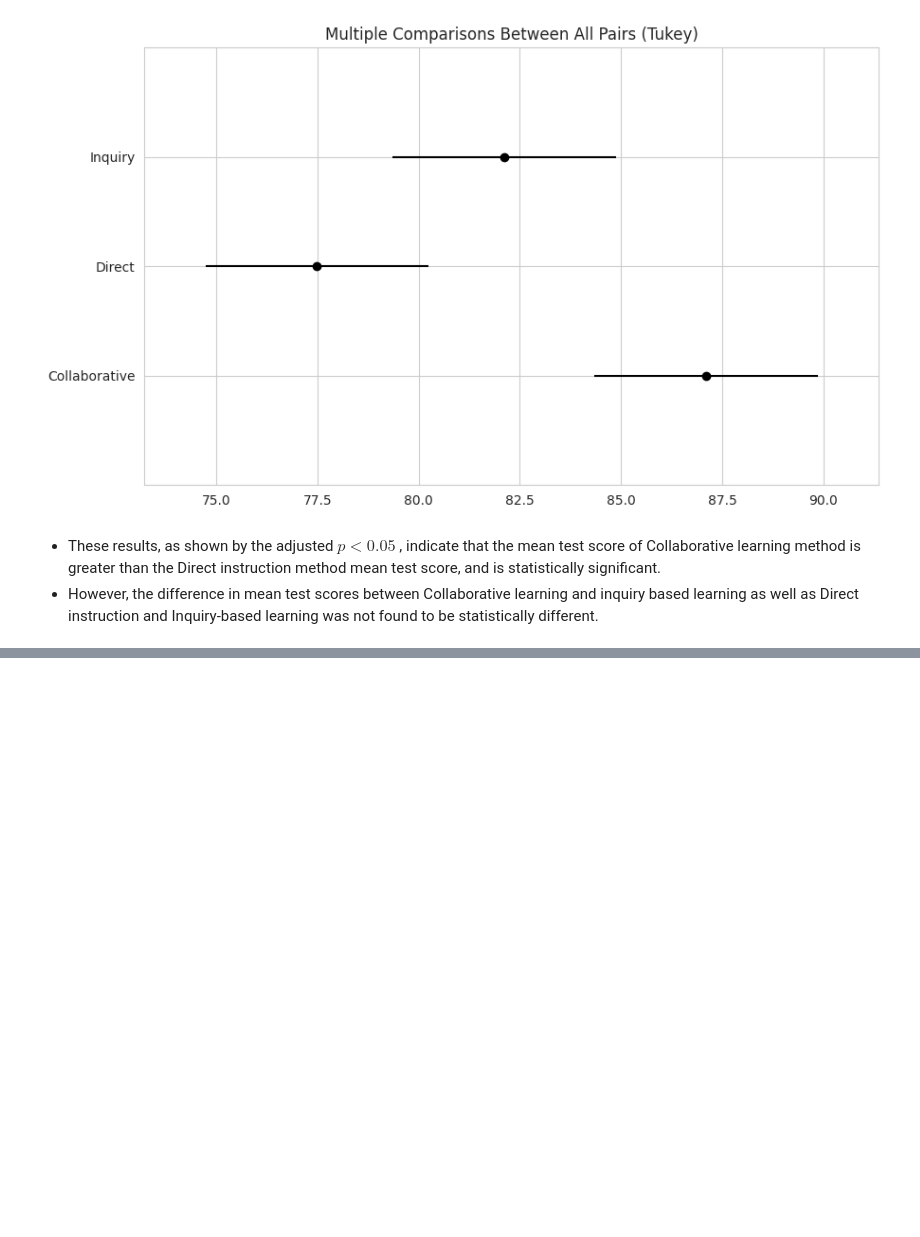
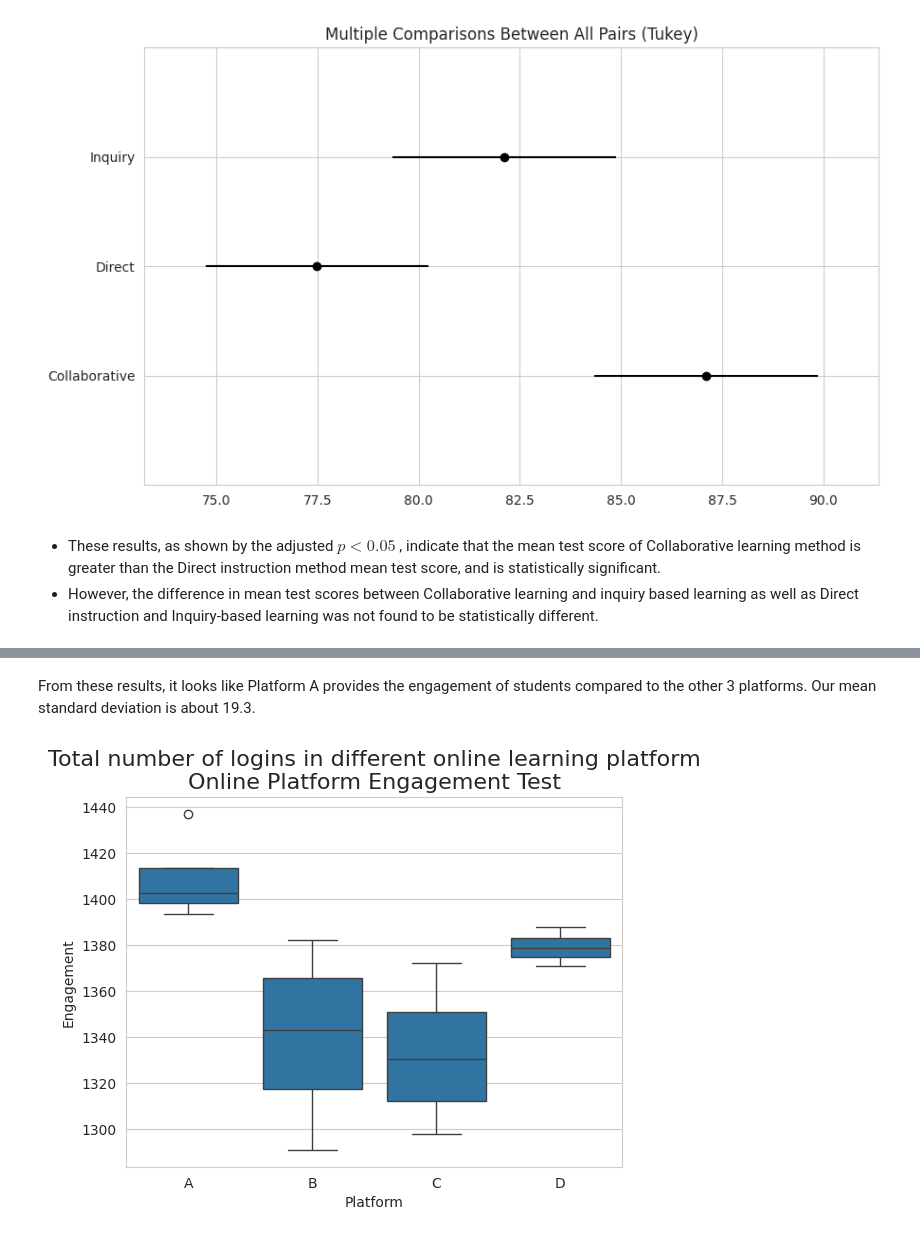
Before and after one commit to rohanbhuin/STAT-7220-Applied-Experimental-Design, a Jupyter notebook: Assignments/HW2/HW-2.ipynb, the cells around one changed output, grey strips where cells are left out. Drawn from its saved outputs; the diff is of its cells as text; code cells hidden in the pictures; blank space fills up the shorter version.

```diff
--- a/Assignments/HW2/HW-2.ipynb
+++ b/Assignments/HW2/HW-2.ipynb
@@ -379,0 +403,21 @@ Here, our main interest is in comparing engagement across the online learning pl
+# %%
+## Import Necessary Packages ##
+import pandas as pd
+import numpy as np
+import scipy.stats as stats
+import seaborn as sns
+import matplotlib.pyplot as plt
+import statsmodels.api as sm
+from statsmodels.formula.api import ols
+from statsmodels.stats.multicomp import pairwise_tukeyhsd
+
+## Read in Latin Square Online Learning and Engagement Data ##
+student_data = pd.read_excel("Online Learning and Engagement.xlsx")
+
+## Data Integrity Check ##
+print(student_data.info())
+
+## Calcualte Means and Standard Deviations ##
+sum_stats = student_data.groupby("Platform")["Engagement"].agg(['mean','std'])
+
+print(sum_stats)
@@ -379,0 +443,24 @@ Here, our main interest is in comparing engagement across the online learning pl
+# %% [markdown]
+From these results, it looks like Platform A provides the engagement of students compared to the other 3 platforms. Our mean standard deviation is about 19.3.
+# %%
+## Build a Boxplot ##
+
+## Set up style ##
+sns.set_style("whitegrid")
+
+## Specify Aesthetics ##
+sns.boxplot(
+    data=student_data,
+    x='Platform',
+    y='Engagement'
+)
+
+## Add labels and titles ##
+plt.title("Total number of logins in different online learning platform\nOnline Platform Engagement Test",
+          loc='center',
+          fontsize=16)
+
+## Show the plot ##
+plt.show()
+# %% [output]
+[figure, added]
```
Also changed, not shown: parts of 19 cells of this notebook.
